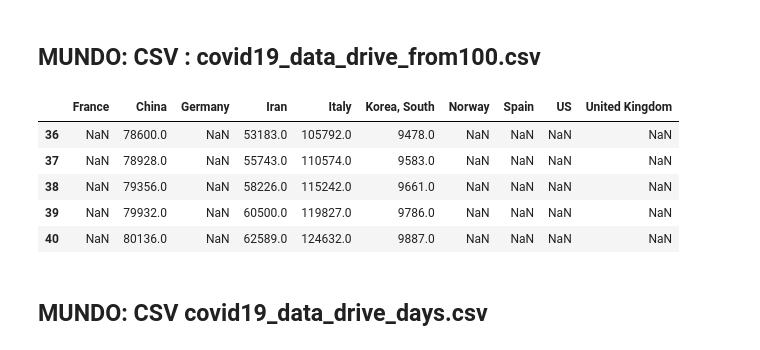
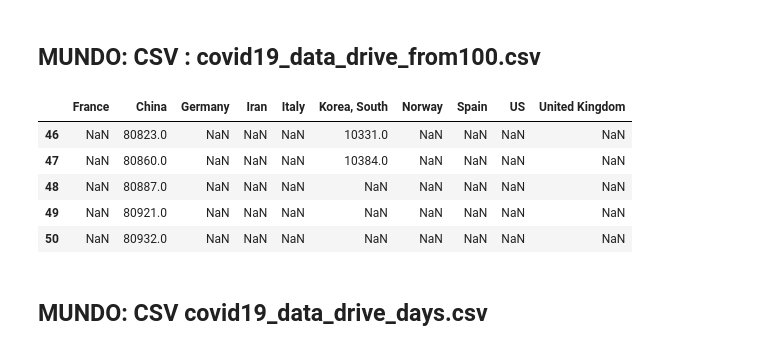
Before and after one commit to akakicreations/covid19-project, a Jupyter notebook: covid19_notebook_WEBFINAL.ipynb, the cells around one changed output. Saved outputs shown, nothing was run; the diff lists cells and outputs as text; code cells hidden in the pictures.

```diff
--- a/covid19_notebook_WEBFINAL.ipynb
+++ b/covid19_notebook_WEBFINAL.ipynb
@@ -399,9 +362,8 @@ for country in list_countries:
     dataX = dataX[dataX > 200]
     dataX.to_csv('data_' + country + ".csv", index=False, header= country)
 
-#Lista dataframes
-dataframes_list = ['dataframe_France', 'dataframe_China', 'dataframe_Germany', 'dataframe_Iran', 'dataframe_Italy', 'dataframe_Korea', 'dataframe_Norway', 'dataframe_Spain', 'dataframe_US', 'dataframe_UnitedKingdom']
-dataframes_list[1]
+# Lista dataframes
+# dataframes_list = ['dataframe_France', 'dataframe_China', 'dataframe_Germany', 'dataframe_Iran', 'dataframe_Italy', 'dataframe_Korea', 'dataframe_Norway', 'dataframe_Spain', 'dataframe_US', 'dataframe_UnitedKingdom']
 
 # Creamos los CSV
 dataframe_France = pd.read_csv('data_France.csv')
@@ -416,7 +378,7 @@ dataframe_US = pd.read_csv('data_US.csv')
 dataframe_UnitedKingdom = pd.read_csv('data_United Kingdom.csv')
 
 #Les añadimos NaN al final y reindexamos
-new_index = np.arange(1,41)
+new_index = np.arange(1,51)
 dataframe_France = dataframe_France.reindex(new_index)
 dataframe_China = dataframe_China.reindex(new_index)
 dataframe_Germany = dataframe_Germany.reindex(new_index)
@@ -426,38 +388,38 @@ dataframe_Korea = dataframe_Korea.reindex(new_index)
 dataframe_Norway = dataframe_Norway.reindex(new_index)
 dataframe_Spain = dataframe_Spain.reindex(new_index)
 dataframe_US = dataframe_US.reindex(new_index)
 dataframe_UnitedKingdom = dataframe_UnitedKingdom.reindex(new_index)
 
 #Juntar dataframes y Exportar CSV completo
 data_drive_from100cases = dataframe_France.join([dataframe_China, dataframe_Germany, dataframe_Iran, dataframe_Italy, dataframe_Korea, dataframe_Norway, dataframe_Spain, dataframe_US,dataframe_UnitedKingdom])
 
 # Declare a list that is to be converted into a column
 
 '''doubleday = [100, 200, 400, 800, 1600, 3200, 6400, 12800, 25600, 51200, 102400, 204800, 409600, 819200,
          'NaN', 'NaN', 'NaN', 'NaN', 'NaN', 'NaN', 'NaN', 'NaN', 'NaN', 'NaN', 'NaN', 'NaN',
          'NaN', 'NaN', 'NaN', 'NaN', 'NaN', 'NaN', 'NaN', 'NaN', 'NaN', 'NaN', 'NaN',
          'NaN', 'NaN', 'NaN']
 
 # doubletwodays = [100, (100*2)-(100/2), 200, (200*2)-(200/2), 800, (800*2)-(800/2), 1600,(1600*2)-(1600/2), 3200,
                  (3200*2)-(3200/2), 6400, (6400*2)-(6400/2), 12800, (12800*2)-(12800/2), 25600, (25600*2)-(25600/2),
                  51200, (51200*2)-(51200/2), 102400, (102400*2)-(102400/2), 204800, (204800*2)-(204800/2), 409600, (409600*2)-(409600/2),
         819200, (819200*2)-(819200/2), 'NaN', 'NaN', 'NaN', 'NaN', 'NaN', 'NaN', 'NaN', 'NaN', 'NaN', 'NaN', 'NaN', 'NaN', 'NaN', 'NaN']
 
 # Using 'Address' as the column name
 # and equating it to the list
 # data_drive_from100cases['Doble cada día'] = doubleday
 # data_drive_from100cases['Doble cada dos días'] = doubletwodays
 '''
 
 data_drive_from100cases.to_csv('covid19_data_drive_from100.csv', sep = ';')
 data_drive_from100cases.tail()
 # %% [output]
 |  | France | China | Germany | Iran | Italy | Korea, South | Norway | Spain | US | United Kingdom |
-| 36 | NaN | 78600.0 | NaN | 53183.0 | 105792.0 | 9478.0 | NaN | NaN | NaN | NaN |
-| 37 | NaN | 78928.0 | NaN | 55743.0 | 110574.0 | 9583.0 | NaN | NaN | NaN | NaN |
-| 38 | NaN | 79356.0 | NaN | 58226.0 | 115242.0 | 9661.0 | NaN | NaN | NaN | NaN |
-| 39 | NaN | 79932.0 | NaN | 60500.0 | 119827.0 | 9786.0 | NaN | NaN | NaN | NaN |
-| 40 | NaN | 80136.0 | NaN | 62589.0 | 124632.0 | 9887.0 | NaN | NaN | NaN | NaN |
+| 46 | NaN | 80823.0 | NaN | NaN | NaN | 10331.0 | NaN | NaN | NaN | NaN |
+| 47 | NaN | 80860.0 | NaN | NaN | NaN | 10384.0 | NaN | NaN | NaN | NaN |
+| 48 | NaN | 80887.0 | NaN | NaN | NaN | NaN | NaN | NaN | NaN | NaN |
+| 49 | NaN | 80921.0 | NaN | NaN | NaN | NaN | NaN | NaN | NaN | NaN |
+| 50 | NaN | 80932.0 | NaN | NaN | NaN | NaN | NaN | NaN | NaN | NaN |
 # %% [markdown]
 ## MUNDO: CSV covid19_data_drive_days.csv
 # %%
```
Also changed, not shown: parts of 17 cells of this notebook, 39 other files.
